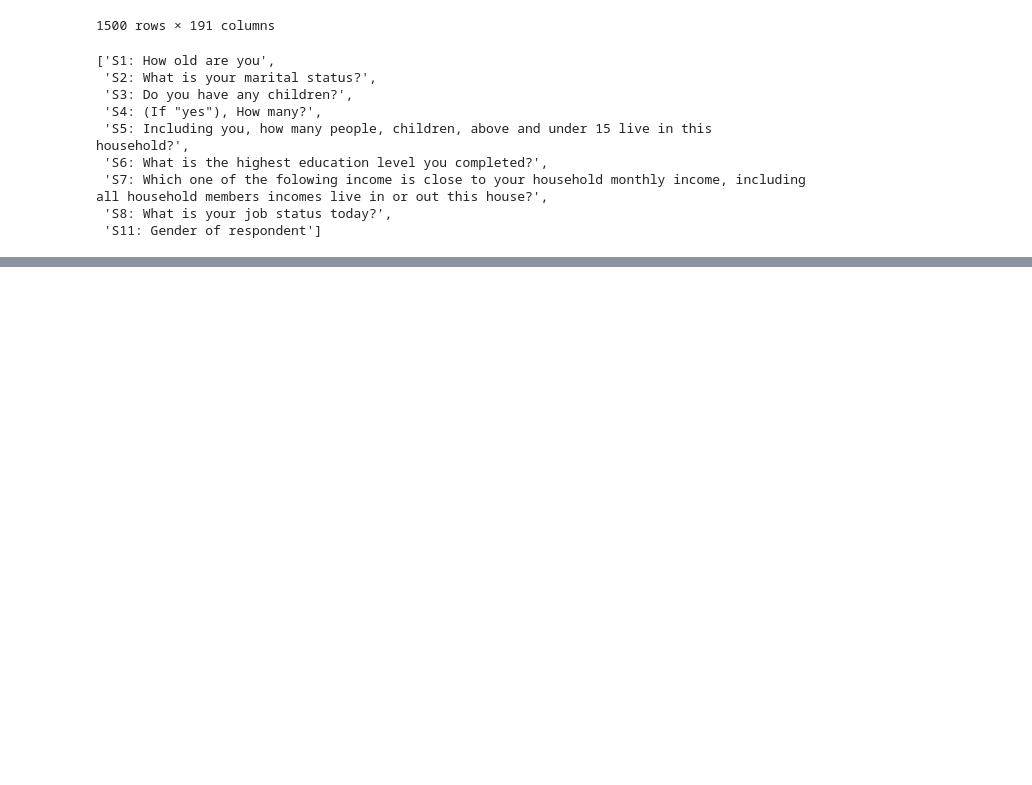
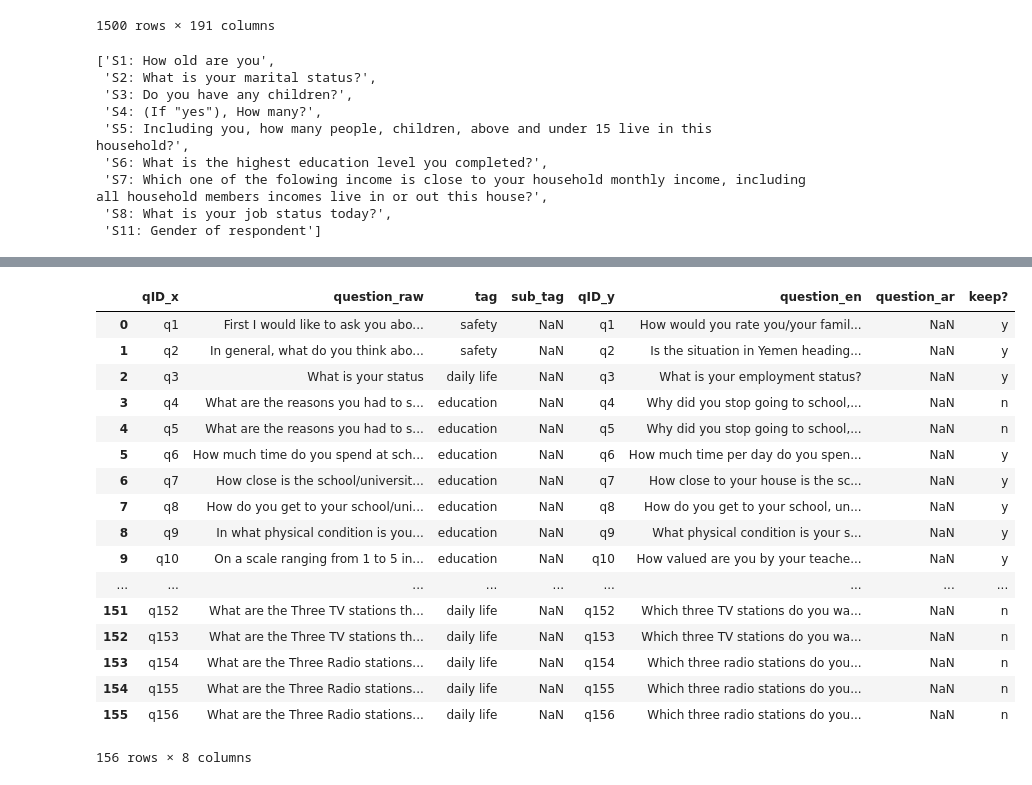
Before and after one commit to cmcenaney/ypc-data, a Jupyter notebook: 1_initial.ipynb, the cells around one changed output, grey strips where cells are left out. Drawn from its saved outputs; the diff is of its cells as text; code cells hidden in the pictures; blank space fills up the shorter version.

```diff
--- a/1_initial.ipynb
+++ b/1_initial.ipynb
@@ -142,0 +144,37 @@ See the caveats in the documentation: http://pandas.pydata.org/pandas-docs/stabl
+# %%
+xls = pd.ExcelFile('tagged.xlsx')
+tag_questions = pd.read_excel(xls, 'tag_questions')
+rewrite_questions = pd.read_excel(xls, 'rewrite_questions')
+rank_and_rewrite_answers = pd.read_excel(xls, 'rank_and_rewrite_answers')
+
+
+# questions = tag_questions.merge(rewrite_questions, on = ['question_raw', 'tag'],how = 'outer')
+# questions
+
+
+# with_tagged_questions = questions.merge(df_formatted, on = ['question_raw'], how = 'outer')
+
+
+# with_new_answers = rank_and_rewrite_answers.merge(with_tagged_questions, on = ['question_raw', 'answer_raw'], how = 'outer')
+
+# with_new_answers = with_new_answers[['question_raw', 'question_en', 'answer_raw', 'answer_en', 'rank', 'governorate', 'district', 'urbanity', 'gender', 'marital_status', 'job_status']]
+# with_new_answers
+# %% [output]
+|  | qID_x | question_raw | tag | sub_tag | qID_y | question_en | question_ar | keep? |
+| 0 | q1 | First I would like to ask you abo... | safety | NaN | q1 | How would you rate you/your famil... | NaN | y |
+| 1 | q2 | In general, what do you think abo... | safety | NaN | q2 | Is the situation in Yemen heading... | NaN | y |
+| 2 | q3 | What is your status | daily life | NaN | q3 | What is your employment status? | NaN | y |
+| 3 | q4 | What are the reasons you had to s... | education | NaN | q4 | Why did you stop going to school,... | NaN | n |
+| 4 | q5 | What are the reasons you had to s... | education | NaN | q5 | Why did you stop going to school,... | NaN | n |
+| 5 | q6 | How much time do you spend at sch... | education | NaN | q6 | How much time per day do you spen... | NaN | y |
+| 6 | q7 | How close is the school/universit... | education | NaN | q7 | How close to your house is the sc... | NaN | y |
+| 7 | q8 | How do you get to your school/uni... | education | NaN | q8 | How do you get to your school, un... | NaN | y |
+| 8 | q9 | In what physical condition is you... | education | NaN | q9 | What physical condition is your s... | NaN | y |
+| 9 | q10 | On a scale ranging from 1 to 5 in... | education | NaN | q10 | How valued are you by your teache... | NaN | y |
+| ... | ... | ... | ... | ... | ... | ... | ... | ... |
+| 151 | q152 | What are the Three TV stations th... | daily life | NaN | q152 | Which three TV stations do you wa... | NaN | n |
+| 152 | q153 | What are the Three TV stations th... | daily life | NaN | q153 | Which three TV stations do you wa... | NaN | n |
+| 153 | q154 | What are the Three Radio stations... | daily life | NaN | q154 | Which three radio stations do you... | NaN | n |
+| 154 | q155 | What are the Three Radio stations... | daily life | NaN | q155 | Which three radio stations do you... | NaN | n |
+| 155 | q156 | What are the Three Radio stations... | daily life | NaN | q156 | Which three radio stations do you... | NaN | n |
+156 rows × 8 columns
```
Also changed, not shown: parts of 4 cells of this notebook, 2 other files.
